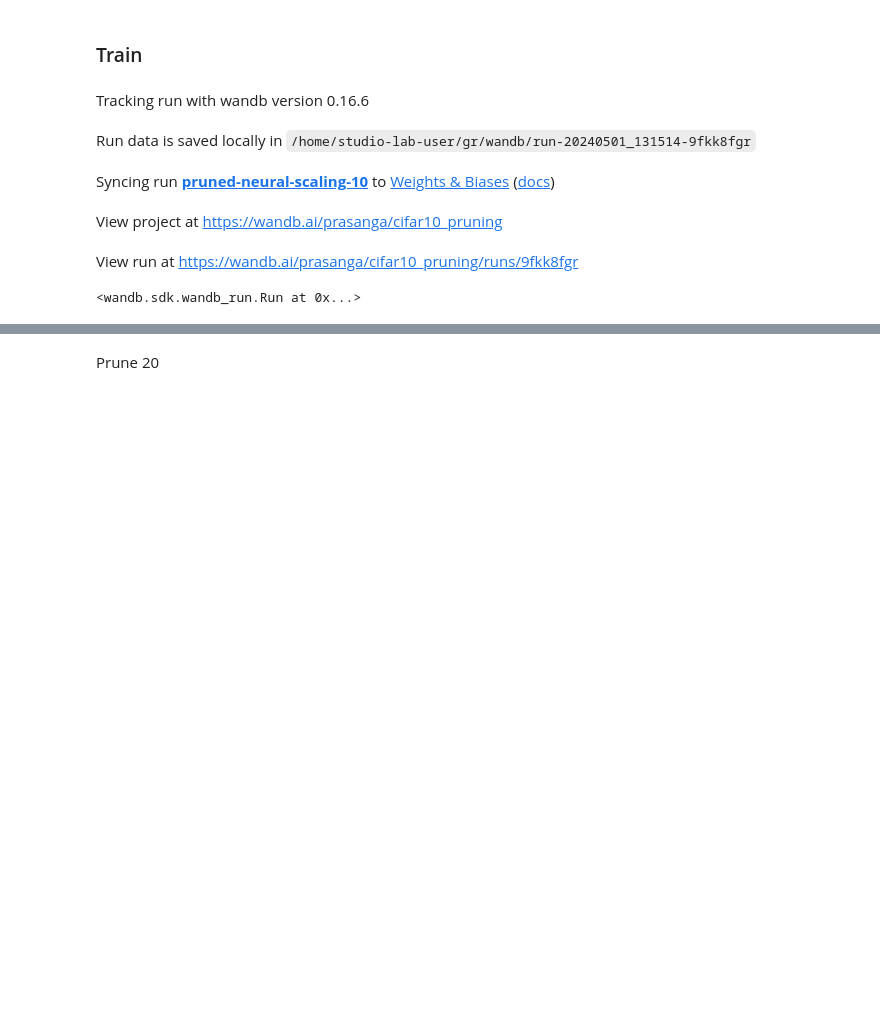
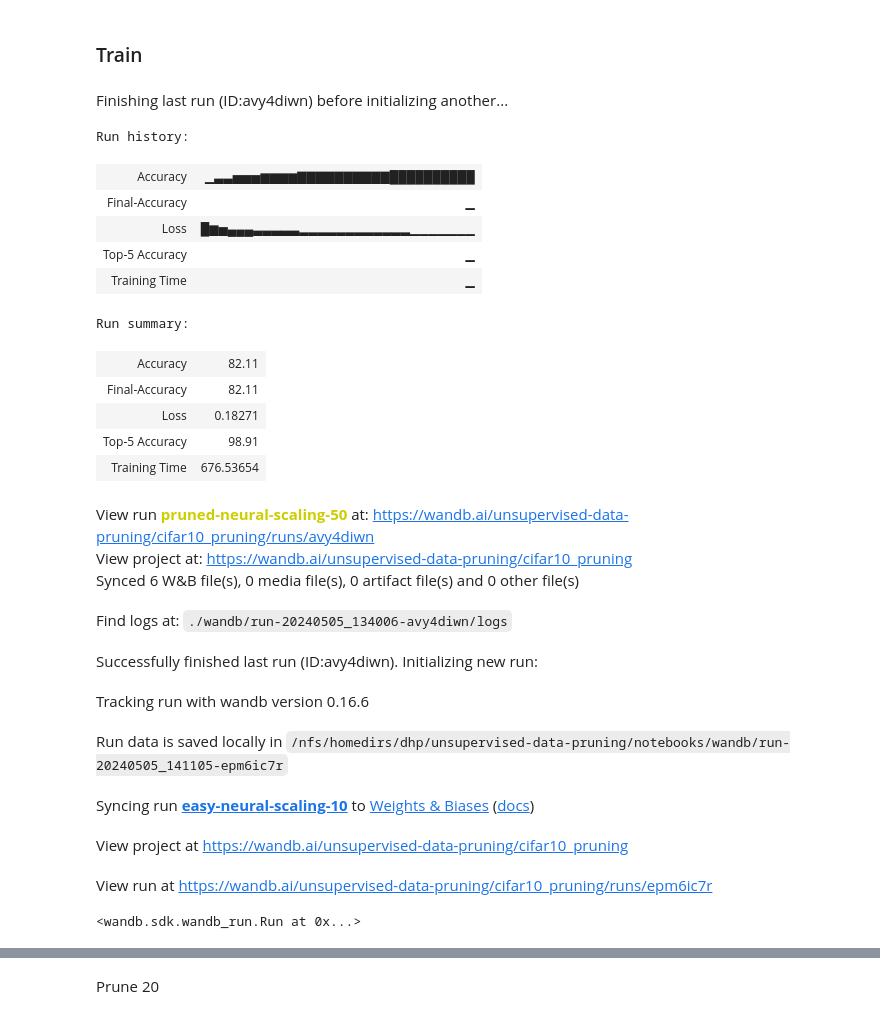
Before and after one commit to prasangadhungel/Data-Pruning-with-Extrapolated-Scores, a Jupyter notebook: notebooks/neural_scaling.ipynb, the cells around one changed output, grey strips where cells are left out. Saved outputs shown, nothing was run; the diff lists cells and outputs as text; code cells hidden in the pictures; blank space fills up the shorter version.

```diff
--- a/notebooks/neural_scaling.ipynb
+++ b/notebooks/neural_scaling.ipynb
@@ -293,13 +292,31 @@ import torch.optim as optim
 import torchvision.transforms as transforms
 # %%
 prune_frac = "10"
-wandb.init(project='cifar10_pruning', name='pruned-neural-scaling-'+prune_frac)
+wandb.init(project='cifar10_pruning', name='easy-neural-scaling-'+prune_frac)
 # %% [output]
-Tracking run with wandb version 0.16.6
+Finishing last run (ID:avy4diwn) before initializing another...
+Run history:
+| Accuracy | ▁▃▃▅▅▅▆▆▆▆▇▇▇▇▇▇▇▇▇▇██████████ |
+| Final-Accuracy | ▁ |
+| Loss | █▆▅▄▄▄▃▃▃▃▃▂▂▂▂▂▂▂▂▂▂▂▂▁▁▁▁▁▁▁ |
+| Top-5 Accuracy | ▁ |
+| Training Time | ▁ |
+Run summary:
+| Accuracy | 82.11 |
+| Final-Accuracy | 82.11 |
+| Loss | 0.18271 |
+| Top-5 Accuracy | 98.91 |
+| Training Time | 676.53654 |
-Run data is saved locally in /home/studio-lab-user/gr/wandb/run-20240501_131514-9fkk8fgr
+View run pruned-neural-scaling-50 at: https://wandb.ai/unsupervised-data-pruning/cifar10_pruning/runs/avy4diwn
+View project at: https://wandb.ai/unsupervised-data-pruning/cifar10_pruning
+Synced 6 W&B file(s), 0 media file(s), 0 artifact file(s) and 0 other file(s)
-Syncing run pruned-neural-scaling-10 to Weights & Biases (docs)
+Find logs at: ./wandb/run-20240505_134006-avy4diwn/logs
-View project at https://wandb.ai/prasanga/cifar10_pruning
+Successfully finished last run (ID:avy4diwn). Initializing new run:
-View run at https://wandb.ai/prasanga/cifar10_pruning/runs/9fkk8fgr
+Tracking run with wandb version 0.16.6
-<wandb.sdk.wandb_run.Run at 0x...>
+Run data is saved locally in /nfs/homedirs/dhp/unsupervised-data-pruning/notebooks/wandb/run-20240505_141105-epm6ic7r
+Syncing run easy-neural-scaling-10 to Weights & Biases (docs)
+View project at https://wandb.ai/unsupervised-data-pruning/cifar10_pruning
+View run at https://wandb.ai/unsupervised-data-pruning/cifar10_pruning/runs/epm6ic7r
+<wandb.sdk.wandb_run.Run at 0x...>
 # %%
 device = torch.device("cuda" if torch.cuda.is_available() else "cpu")
```
Also changed, not shown: parts of 14 cells of this notebook, 3 other files.
